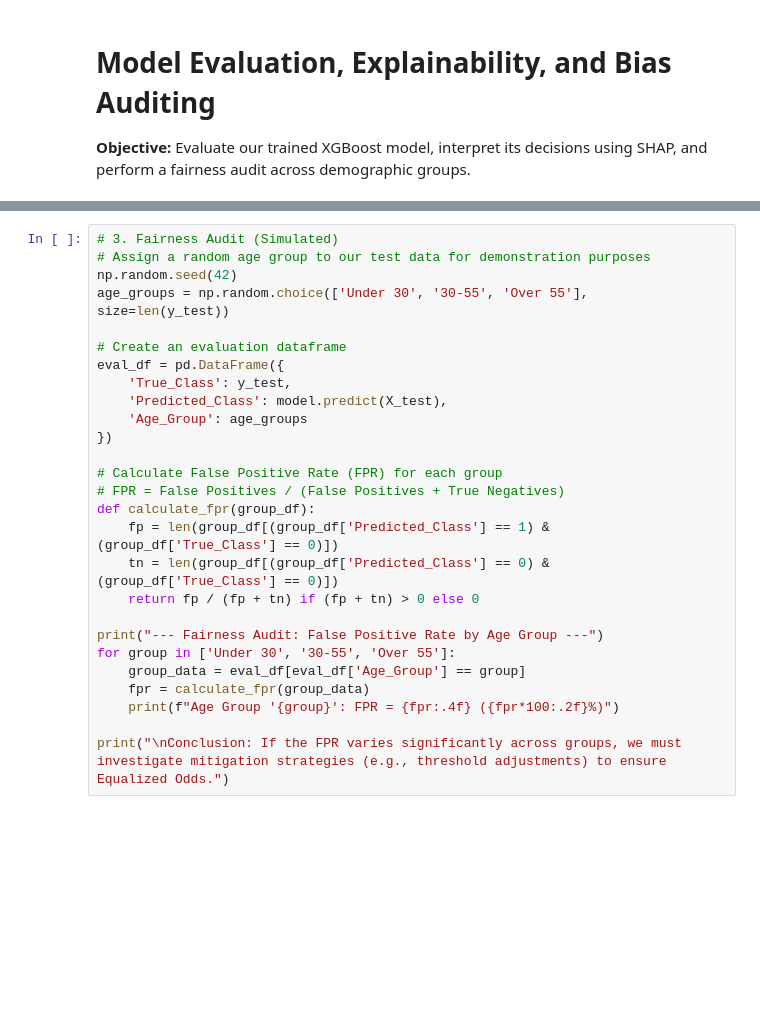
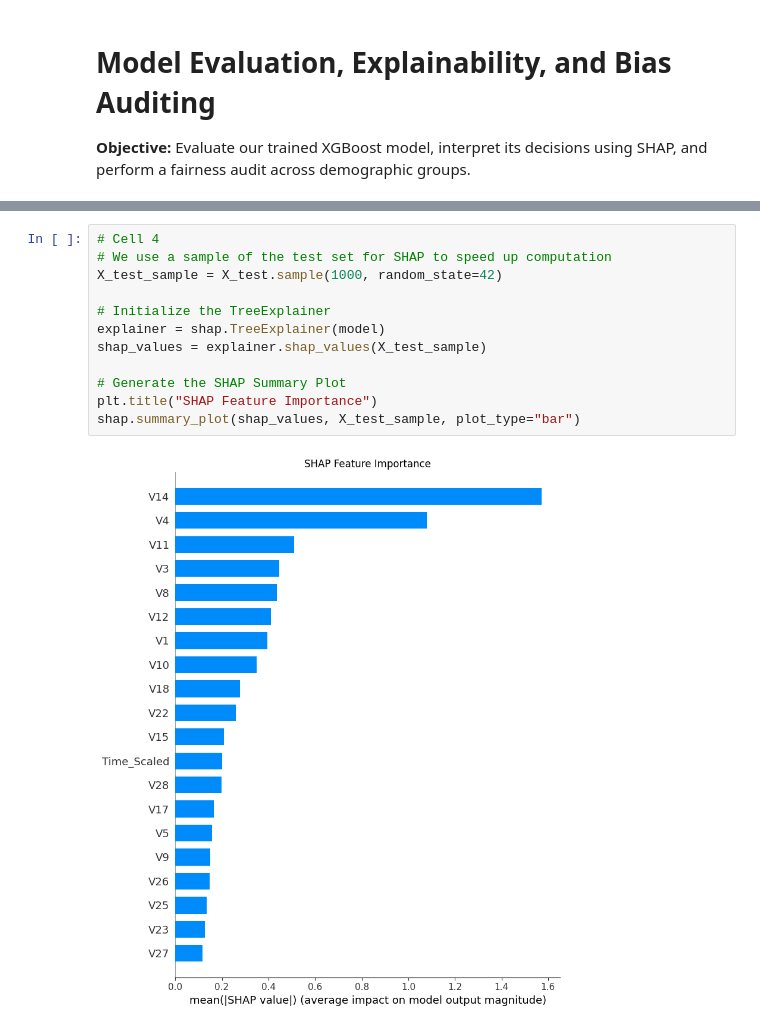
Before and after one commit to christophercometa-cloud/fraud-detection-capstone, a Jupyter notebook: notebooks/02_Modeling_and_Evaluation.ipynb, the cells around one changed output, grey strips where cells are left out. Drawn from its saved outputs; the diff is of its cells as text; blank space fills up the shorter version.

```diff
--- a/notebooks/02_Modeling_and_Evaluation.ipynb
+++ b/notebooks/02_Modeling_and_Evaluation.ipynb
@@ -48,27 +92,14 @@ To fulfill our ethical AI requirements, we will simulate a fairness audit. We wi
 # %%
-# 3. Fairness Audit (Simulated)
-# Assign a random age group to our test data for demonstration purposes
-np.random.seed(42)
-age_groups = np.random.choice(['Under 30', '30-55', 'Over 55'], size=len(y_test))
+# Cell 4
+# We use a sample of the test set for SHAP to speed up computation
+X_test_sample = X_test.sample(1000, random_state=42)
 
-# Create an evaluation dataframe
-eval_df = pd.DataFrame({
-    'True_Class': y_test,
-    'Predicted_Class': model.predict(X_test),
-    'Age_Group': age_groups
-})
+# Initialize the TreeExplainer
+explainer = shap.TreeExplainer(model)
+shap_values = explainer.shap_values(X_test_sample)
 
-# Calculate False Positive Rate (FPR) for each group
-# FPR = False Positives / (False Positives + True Negatives)
-def calculate_fpr(group_df):
-    fp = len(group_df[(group_df['Predicted_Class'] == 1) & (group_df['True_Class'] == 0)])
-    tn = len(group_df[(group_df['Predicted_Class'] == 0) & (group_df['True_Class'] == 0)])
-    return fp / (fp + tn) if (fp + tn) > 0 else 0
-
-print("--- Fairness Audit: False Positive Rate by Age Group ---")
-for group in ['Under 30', '30-55', 'Over 55']:
-    group_data = eval_df[eval_df['Age_Group'] == group]
-    fpr = calculate_fpr(group_data)
-    print(f"Age Group '{group}': FPR = {fpr:.4f} ({fpr*100:.2f}%)")
-
-print("\nConclusion: If the FPR varies significantly across groups, we must investigate mitigation strategies (e.g., threshold adjustments) to ensure Equalized Odds.")
+# Generate the SHAP Summary Plot
+plt.title("SHAP Feature Importance")
+shap.summary_plot(shap_values, X_test_sample, plot_type="bar")
+# %% [output]
+[figure, added]
```
Also changed, not shown: parts of 11 cells of this notebook, 4 other files.
